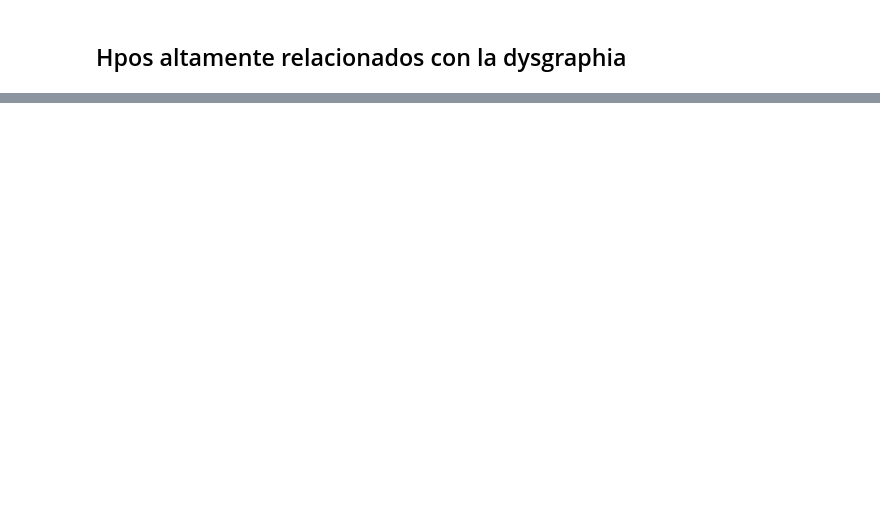
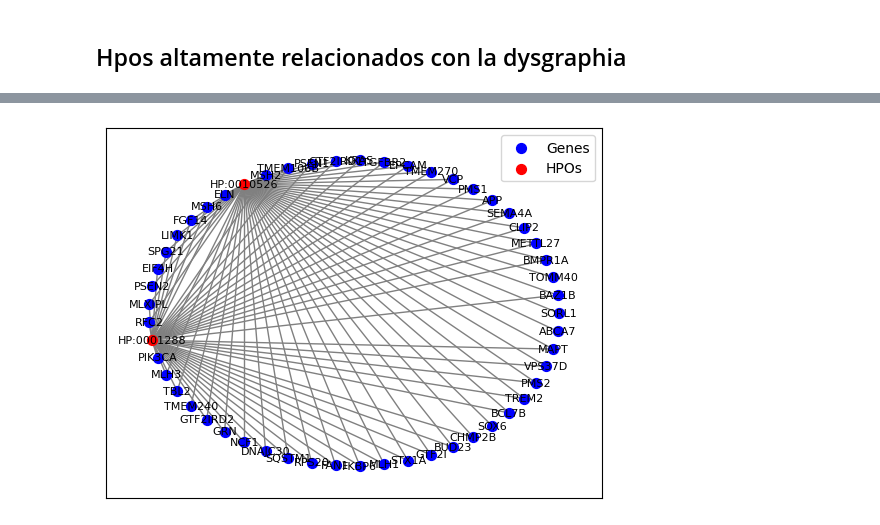
Before and after one commit to nmartinser/HPO_Dysgraphia, a Jupyter notebook: code/grafoGenes_asociado_hpo_dys.ipynb, the cells around one changed output, grey strips where cells are left out. Cells and saved outputs as stored; diff of their text form; code cells hidden in the pictures; blank space fills up the shorter version.

Commit message:
terminado creación del dataset y del grafo

```diff
--- a/code/grafoGenes_asociado_hpo_dys.ipynb
+++ b/code/grafoGenes_asociado_hpo_dys.ipynb
@@ -176,2 +68,3 @@ print("Grados de los nodos HPO:", hpo_grados)
 # %%
+genes= bipartite.sets(subgraph2)[1]
 gene_projection = nx.bipartite.projected_graph(subgraph2, genes )
@@ -222,0 +83,4 @@ df_un_paso.to_csv('nombre_archivo.csv', index=False)
+# %%
+df_un_paso['relaciones_con_dysgraphia']=1
+
+resultado=df_un_paso.groupby('hpo_id').agg({'hpo_name': 'first', 'relaciones_con_dysgraphia': 'sum'}).reset_index().sort_values(by="relaciones_con_dysgraphia", ascending = False)
@@ -222,0 +119,40 @@ df_un_paso.to_csv('nombre_archivo.csv', index=False)
+# %%
+import os
+import networkx as nx
+import matplotlib.pyplot as plt
+
+def visualizar_grafo_bipartito_circular(grafo, dpi=300):
+
+
+    # Asegurarse de que la carpeta de resultados exista en el mismo nivel que la carpeta de código
+    carpeta_guardado = os.path.join(os.path.dirname(os.getcwd()), 'results')
+    if not os.path.exists(carpeta_guardado):
+        os.makedirs(carpeta_guardado)
+
+    # Dividir nodos por partición
+    nodos_genes = [nodo for nodo, particion in nx.get_node_attributes(grafo, 'bipartite').items() if particion == 0]
+    nodos_hpos = [nodo for nodo, particion in nx.get_node_attributes(grafo, 'bipartite').items() if particion == 1]
+
+    # Crear un layout circular
+    pos = nx.circular_layout(grafo)
+
+    # Dibujar nodos y aristas
+    nx.draw_networkx_nodes(grafo, pos, nodelist=nodos_genes, node_color='blue', label='Genes', node_size=50)
+    nx.draw_networkx_nodes(grafo, pos, nodelist=nodos_hpos, node_color='red', label='HPOs', node_size=50)
+    nx.draw_networkx_edges(grafo, pos, edge_color='gray')
+
+    # Etiquetas
+    labels = {nodo: nodo for nodo in grafo.nodes}
+    nx.draw_networkx_labels(grafo, pos, labels, font_size=8)
+
+    # Mostrar leyenda
+    plt.legend()
+
+    # Guardar el gráfico en la carpeta especificada con nombre de archivo y resolución
+    nombre_archivo = 'grafo_Hpos_alta_relacion.png'
+    ruta_guardado = os.path.join(carpeta_guardado, nombre_archivo)
+    plt.savefig(ruta_guardado, dpi=dpi)
+# %%
+visualizar_grafo_bipartito_circular(grafoMasRelacion)
+# %% [output]
+[figure, added]
```
Also changed, not shown: parts of 37 cells of this notebook.
